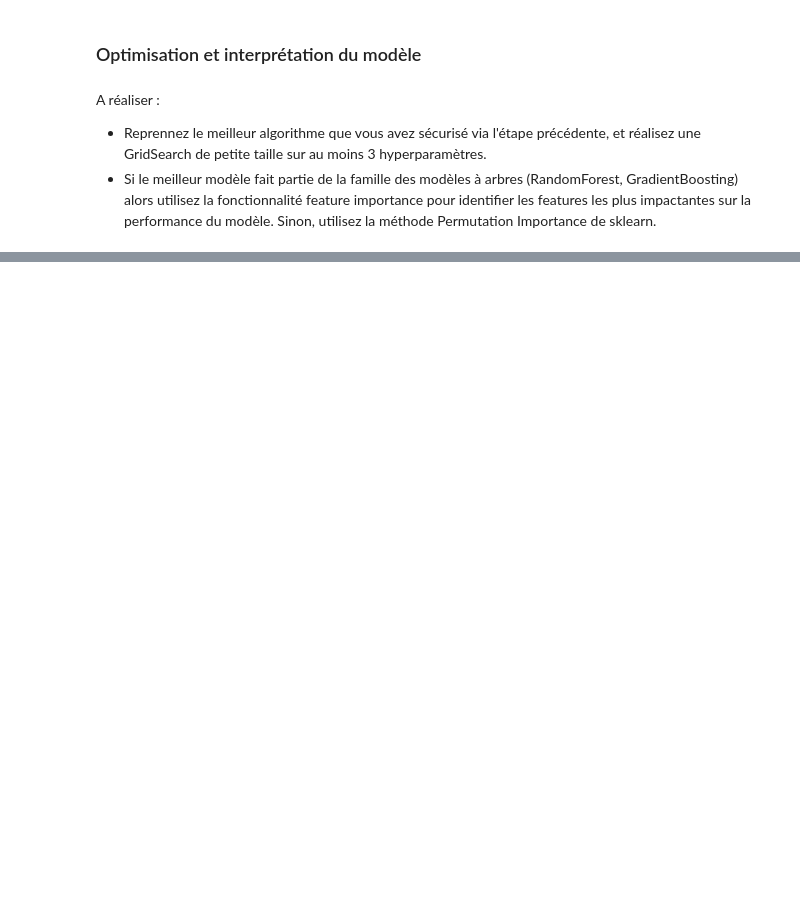
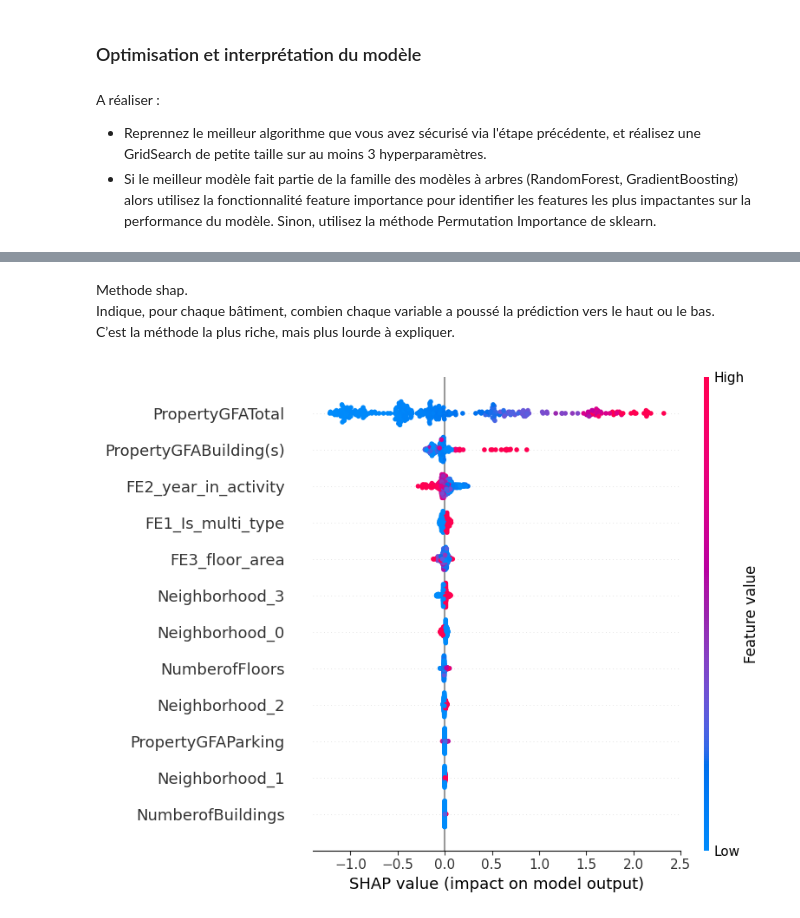
Before and after one commit to DavidRichomme/OC_P3_Anticipez_les_besoins_en_consommation_de_batiments, a Jupyter notebook: P3_modelisation_ML_supervisee.ipynb, the cells around one changed output, grey strips where cells are left out. Cells and saved outputs as stored; diff of their text form; code cells hidden in the pictures; blank space fills up the shorter version.

```diff
--- a/P3_modelisation_ML_supervisee.ipynb
+++ b/P3_modelisation_ML_supervisee.ipynb
@@ -582,2 +636,17 @@ UNIQUEMENT arbre de décision : La diminution moyenne d'impureté (MDI / Mean De
 # %%
-# CODE OPTIMISATION ET INTERPRETATION DU MODELE
+grille_1 = {
+     "n_estimators": [100, 300],             # le nb d'arbres dans la foret (plus il y a d'arbres plus les prédicitions sont stables)
+    "max_depth": [5, 10, 20, None],         # Profondeur des arbres de décision (si = None , les arbres vont se developper jusqu'a ce que les feuilles soient 'pures' uniquement 1 catégorie)
+    "min_samples_leaf": [1, 3, 5],          # nb minimal de features requises par noeud feuille
+}
+
+recherche_1 = GridSearchCV(
+    RandomForestRegressor(random_state=42, n_jobs=-1),
+    param_grid=grille_1,
+    cv=5,
+    scoring="r2",
+    return_train_score=True,
+)
+recherche_1.fit(X_train, y_train_log)
+
+print(recherche_1.best_params_)
@@ -583,0 +659,17 @@ UNIQUEMENT arbre de décision : La diminution moyenne d'impureté (MDI / Mean De
+# %%
+grille_2 = {
+     "n_estimators": [100, 500],
+    "max_depth": [5, 10, 20, None],
+    "min_samples_leaf": [1, 3, 5, 7],
+}
+
+recherche_2 = GridSearchCV(
+    RandomForestRegressor(random_state=42, n_jobs=-1),
+    param_grid=grille_2,
+    cv=5,
+    scoring="r2",
+    return_train_score=True,
+)
+recherche_2.fit(X_train, y_train_log)
+
+print(recherche_2.best_params_)
@@ -583,0 +697,2 @@ UNIQUEMENT arbre de décision : La diminution moyenne d'impureté (MDI / Mean De
+# %%
+meilleur_rf = recherche_2.best_estimator_
@@ -583,0 +718,10 @@ UNIQUEMENT arbre de décision : La diminution moyenne d'impureté (MDI / Mean De
+# %% [markdown]
+Methode shap.
+Indique, pour chaque bâtiment, combien chaque variable a poussé la prédiction vers le haut ou le bas.
+C’est la méthode la plus riche, mais plus lourde à expliquer.
+# %%
+explainer = shap.TreeExplainer(meilleur_rf)
+shap_values = explainer.shap_values(X_test)
+shap.summary_plot(shap_values, X_test)
+# %% [output]
+[figure, added]
```
Also changed, not shown: parts of 30 cells of this notebook, 6 other files.
